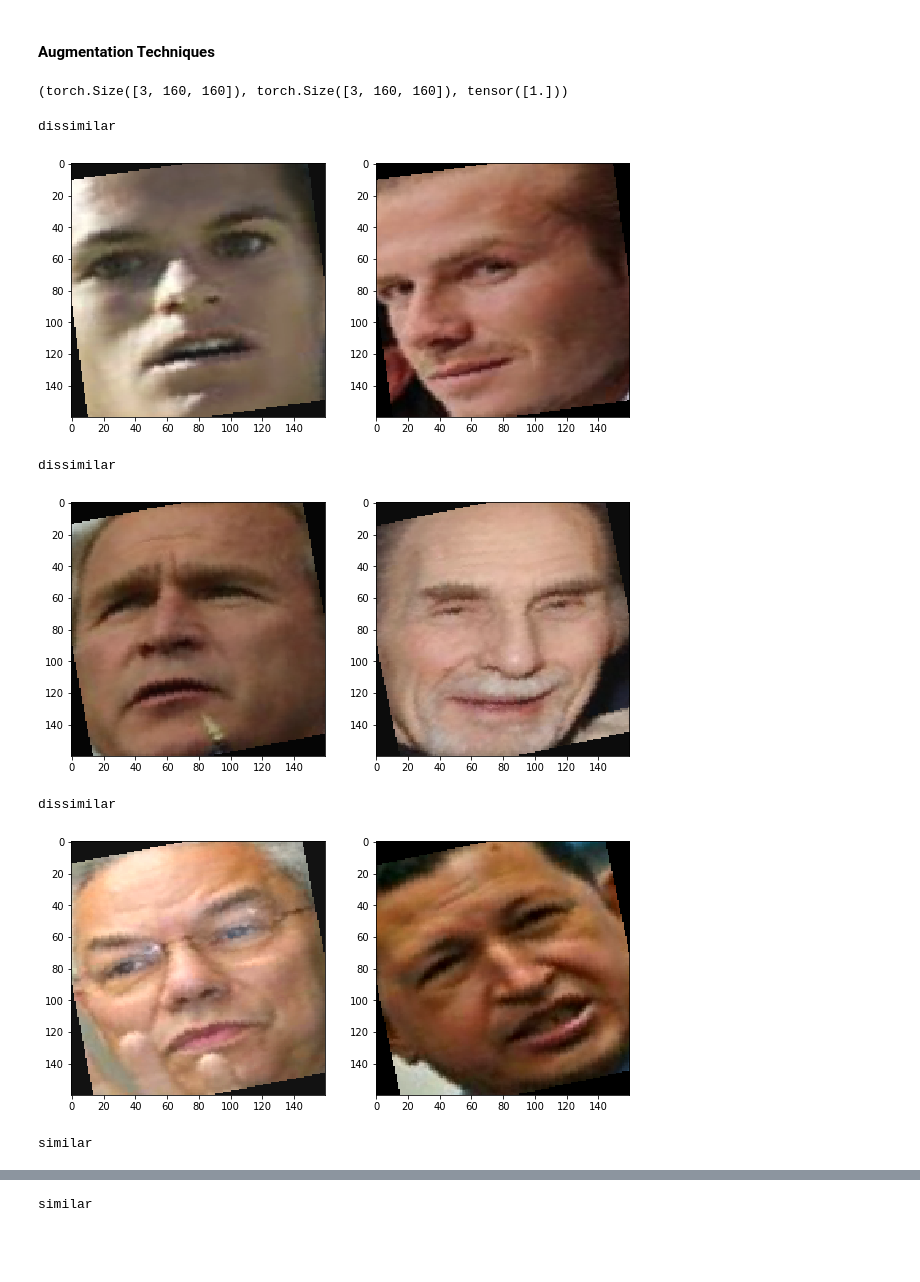
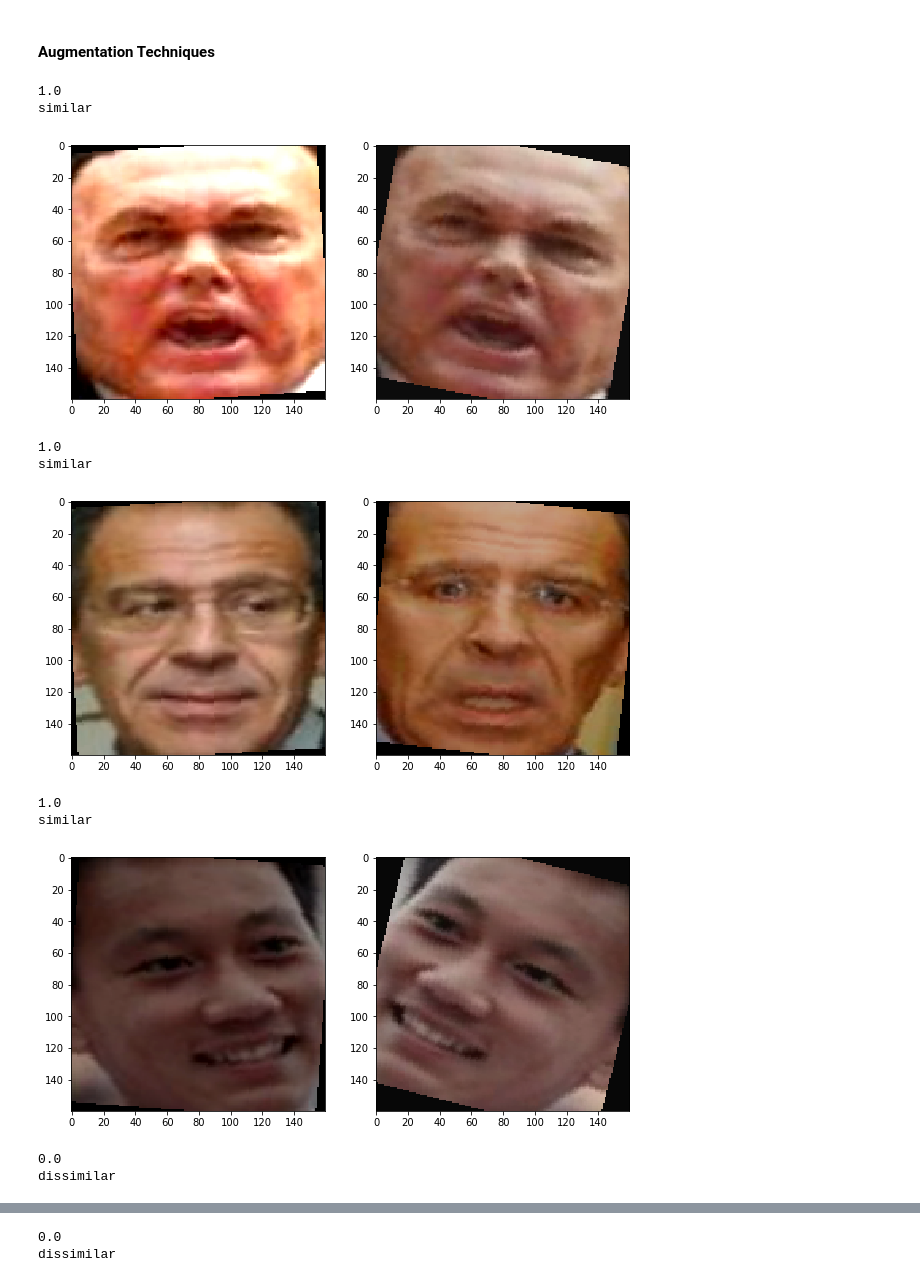
Before and after one commit to sakshamjindal/Face-Matching, a Jupyter notebook: Notebooks/01_Dataloader_pairs.ipynb, the cells around one changed output, grey strips where cells are left out. Saved outputs shown, nothing was run; the diff lists cells and outputs as text; code cells hidden in the pictures; blank space fills up the shorter version.

```diff
--- a/Notebooks/01_Dataloader_pairs.ipynb
+++ b/Notebooks/01_Dataloader_pairs.ipynb
@@ -124,35 +111,35 @@ class Face_Dataset(Dataset):
             tet = transforms.Compose([transforms.ToTensor()])
         return tet
 # %%
-face_data = Face_Dataset("../lfw/",train=True)
+face_data_train = Face_Dataset("../lfw/", "../files/",train=True)
-# %%
-face_data[0][0].shape,face_data[0][1].shape,face_data[101][2]
-# %% [output]
-(torch.Size([3, 160, 160]), torch.Size([3, 160, 160]), tensor([1.]))
 # %%
 for i in range(5):
-    index = random.randint(1,2000)
+    index = random.randint(1,2500)
     img1 = transforms.ToPILImage()(face_data[index][0])
     img2 = transforms.ToPILImage()(face_data[index][1])
     label = face_data[index][2].item()
-
-    similar = 'similar' if label==0.0 else 'dissimilar'
+    print(label)
+    similar = 'similar' if label==1.0 else 'dissimilar'
 
     print(similar)
     fig = plt.figure(figsize=(10,10))
     ax = []
     ax.append(fig.add_subplot(1,2,1))
     plt.imshow(img1)
 
     ax.append(fig.add_subplot(1,2,2))
     plt.imshow(img2)
 
     plt.show()
 # %% [output]
-dissimilar
+1.0
+similar
-[figure, old version]
+[figure, new version]
-dissimilar
+1.0
+similar
-[figure, old version]
+[figure, new version]
-dissimilar
+1.0
+similar
-[figure, old version]
+[figure, new version]
-similar
+0.0
+dissimilar
@@ -160 +147,2 @@ similar
-similar
+0.0
+dissimilar
```
Also changed, not shown: parts of 5 cells of this notebook, 3 other files.
